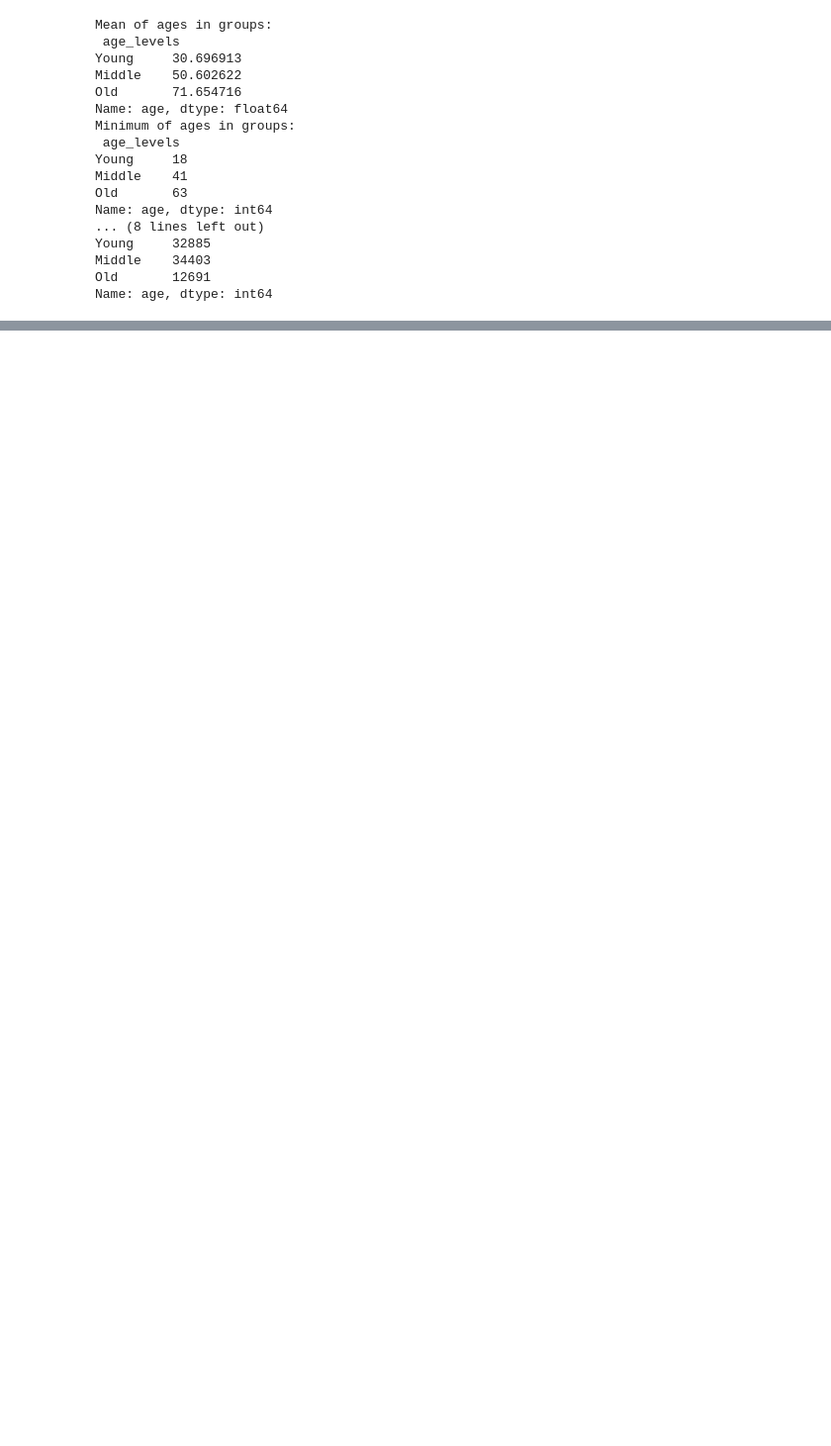
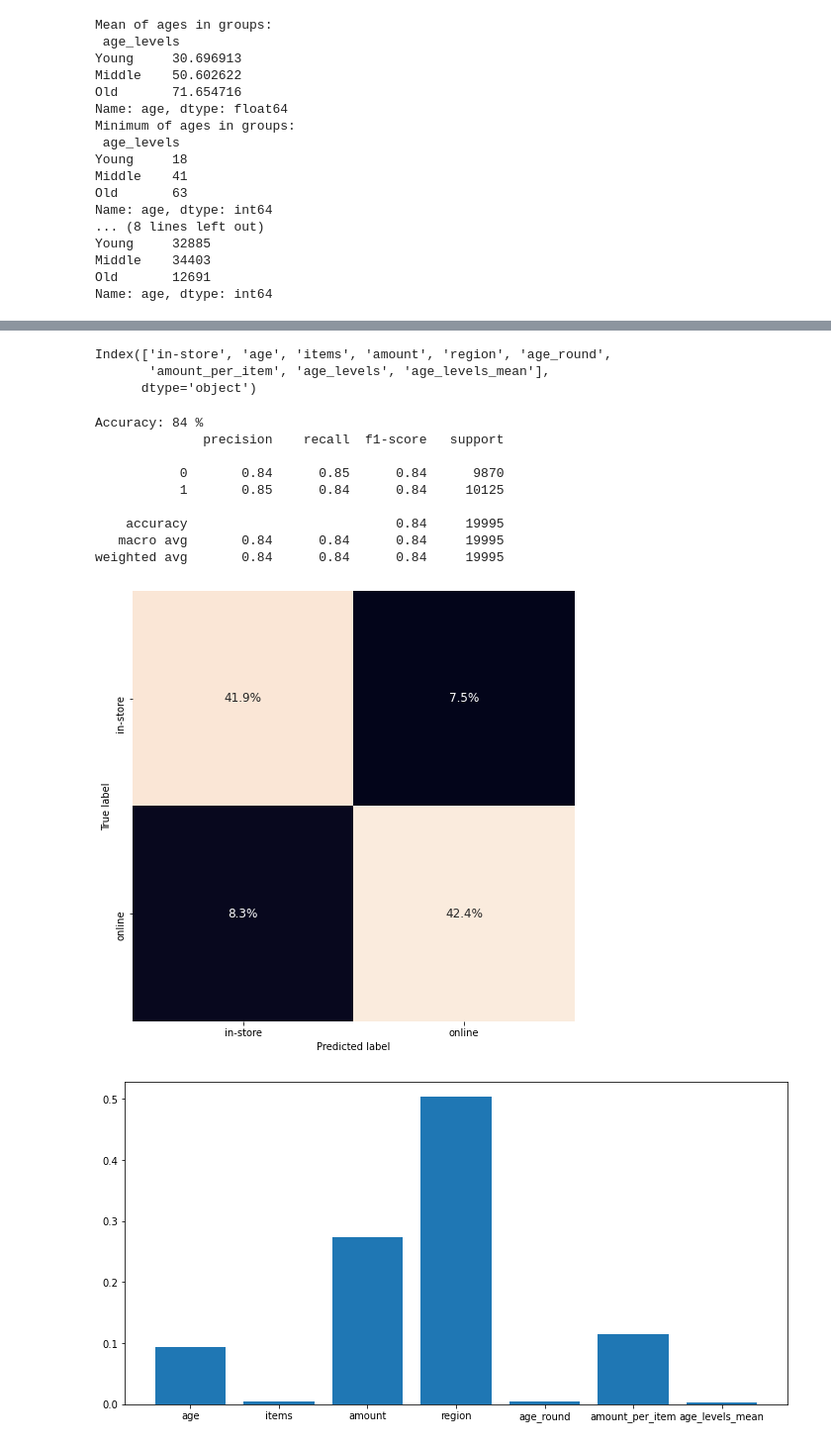
Before and after one commit to apaleczek1/ubiqum, a Jupyter notebook: Task1/ANNA_PALECZEK_T2.ipynb, the cells around one changed output, grey strips where cells are left out. Shown at 99% size. Saved outputs shown, nothing was run; the diff lists cells and outputs as text; code cells hidden in the pictures; blank space fills up the shorter version.

```diff
--- a/Task1/ANNA_PALECZEK_T2.ipynb
+++ b/Task1/ANNA_PALECZEK_T2.ipynb
@@ -638,0 +693,39 @@ xgb.plot_importance(model)
+# %%
+young_mean = round(data['age'].groupby(data['age_levels']).mean()['Young'])
+middle_mean = round(data['age'].groupby(data['age_levels']).mean()['Middle'])
+old_mean = round(data['age'].groupby(data['age_levels']).mean()['Old'])
+
+data.loc[data['age_levels']=='Young', 'age_levels_mean'] = young_mean
+data.loc[data['age_levels']=='Middle', 'age_levels_mean'] = middle_mean
+data.loc[data['age_levels']=='Old', 'age_levels_mean'] = old_mean
+# %%
+print(data.columns)
+# %% [output]
+Index(['in-store', 'age', 'items', 'amount', 'region', 'age_round',
+       'amount_per_item', 'age_levels', 'age_levels_mean'],
+      dtype='object')
+# %%
+feats = ['age', 'items', 'amount', 'region', 'age_round',
+       'amount_per_item', 'age_levels_mean']
+X = data[feats]
+y = data['in-store']
+X_train, X_test, y_train, y_test = train_test_split(X, y, test_size = .25, random_state = 123)
+age_labels = ['in-store', 'online']
+# %%
+model = DecisionTreeClassifier()
+fit_predict_plot(model, X_train, X_test, y_train, y_test, age_labels, age_labels)
+plt.figure(figsize=(12,6))
+plt.bar(feats,model.feature_importances_)
+plt.show()
+# %% [output]
+Accuracy: 84 %
+              precision    recall  f1-score   support
+
+           0       0.84      0.85      0.84      9870
+           1       0.85      0.84      0.84     10125
+
+    accuracy                           0.84     19995
+   macro avg       0.84      0.84      0.84     19995
+weighted avg       0.84      0.84      0.84     19995
+[figure, added]
+[figure, added]
```
Also changed, not shown: parts of 46 cells of this notebook.
